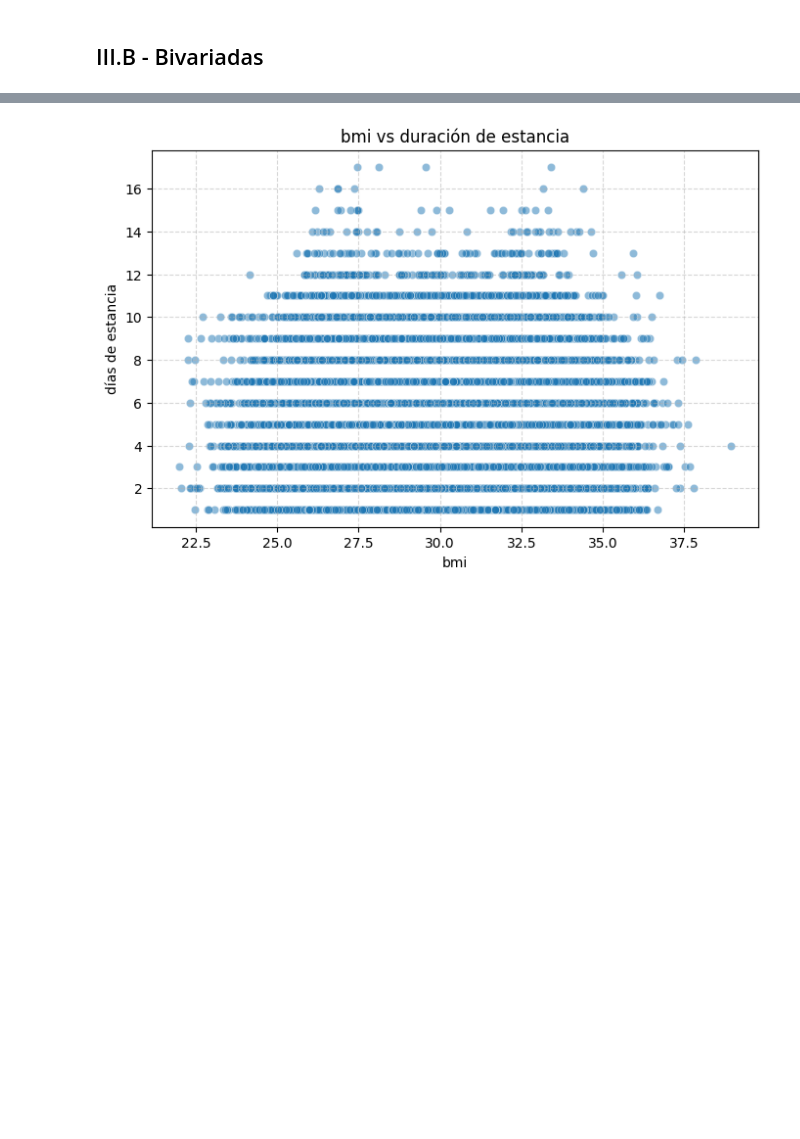
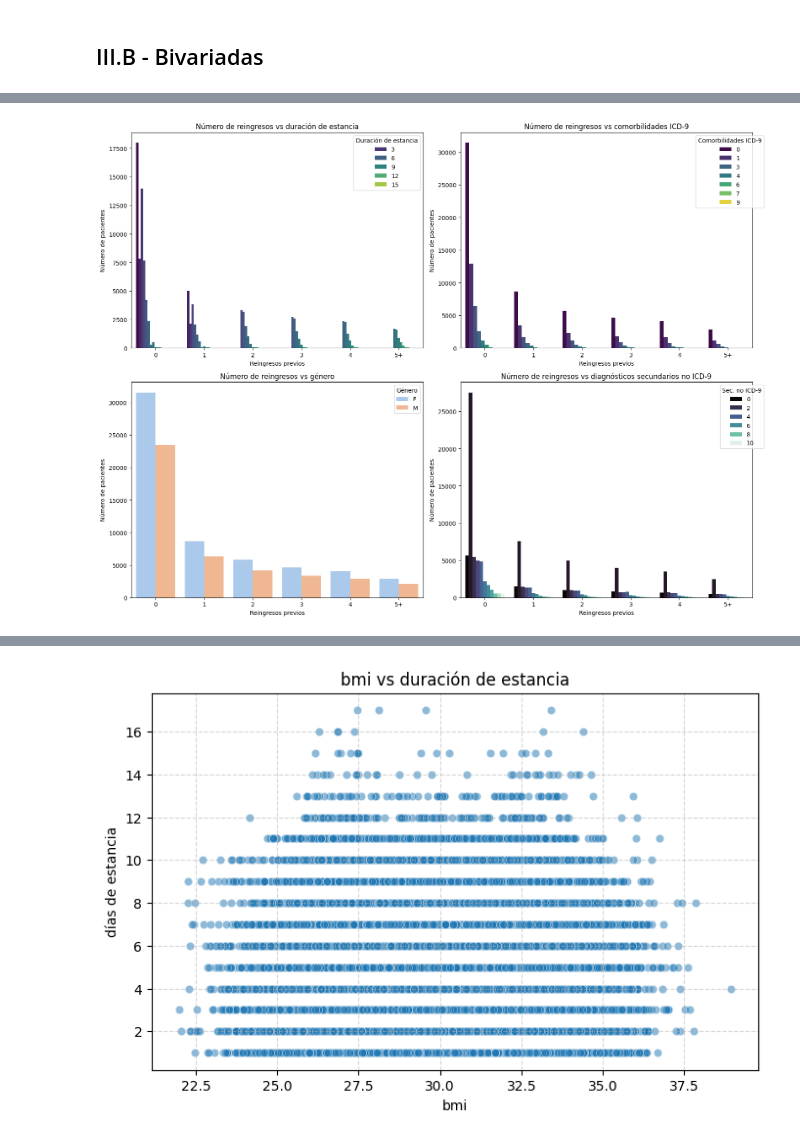
Before and after one commit to totox35/CiencasDatos_UdeA_GIRAULT, a Jupyter notebook: proyecto_aula/entregable_I_proyecto_aula.ipynb, the cells around one changed output, grey strips where cells are left out. Cells and saved outputs as stored; diff of their text form; code cells hidden in the pictures; blank space fills up the shorter version.

```diff
--- a/proyecto_aula/entregable_I_proyecto_aula.ipynb
+++ b/proyecto_aula/entregable_I_proyecto_aula.ipynb
@@ -675,0 +730,40 @@ En resumen, aunque la mayor parte de los casos se concentran alrededor de 12–1
+# %%
+# cuatro gráficos countplot: rcount vs lengthofstay, rcount vs icd9_comorbidity_sum,
+# rcount vs gender, rcount vs secondarydiagnosisnonicd9
+
+fig, axs = plt.subplots(2, 2, figsize=(16, 12))
+
+orden_rcount = ["0", "1", "2", "3", "4", "5+"]
+
+# rcount vs lengthofstay
+g1 = sns.countplot(x='rcount', data=df_filtered, order=orden_rcount, hue='lengthofstay', palette='viridis', ax=axs[0,0])
+axs[0,0].set_title("Número de reingresos vs duración de estancia")
+axs[0,0].set_xlabel("Reingresos previos")
+axs[0,0].set_ylabel("Número de pacientes")
+axs[0,0].legend(title="Duración de estancia", loc='upper right')
+
+# rcount vs icd9_comorbidity_sum
+g2 = sns.countplot(x='rcount', data=df_filtered, order=orden_rcount, hue='icd9_comorbidity_sum', palette='viridis', ax=axs[0,1])
+axs[0,1].set_title("Número de reingresos vs comorbilidades ICD-9")
+axs[0,1].set_xlabel("Reingresos previos")
+axs[0,1].set_ylabel("Número de pacientes")
+axs[0,1].legend(title="Comorbilidades ICD-9", loc='upper right', bbox_to_anchor=(1.05, 1))
+
+# rcount vs gender
+g3 = sns.countplot(x='rcount', data=df_filtered, order=orden_rcount, hue='gender', palette='pastel', ax=axs[1,0])
+axs[1,0].set_title("Número de reingresos vs género")
+axs[1,0].set_xlabel("Reingresos previos")
+axs[1,0].set_ylabel("Número de pacientes")
+axs[1,0].legend(title="Género", loc='upper right')
+
+# rcount vs secondarydiagnosisnonicd9
+g4 = sns.countplot(x='rcount', data=df_filtered, order=orden_rcount, hue='secondarydiagnosisnonicd9', palette='mako', ax=axs[1,1])
+axs[1,1].set_title("Número de reingresos vs diagnósticos secundarios no ICD-9")
+axs[1,1].set_xlabel("Reingresos previos")
+axs[1,1].set_ylabel("Número de pacientes")
+axs[1,1].legend(title="Sec. no ICD-9", loc='upper right', bbox_to_anchor=(1.05, 1))
+
+plt.tight_layout()
+plt.show()
+# %% [output]
+[figure, added]
```
Also changed, not shown: parts of 20 cells of this notebook.
